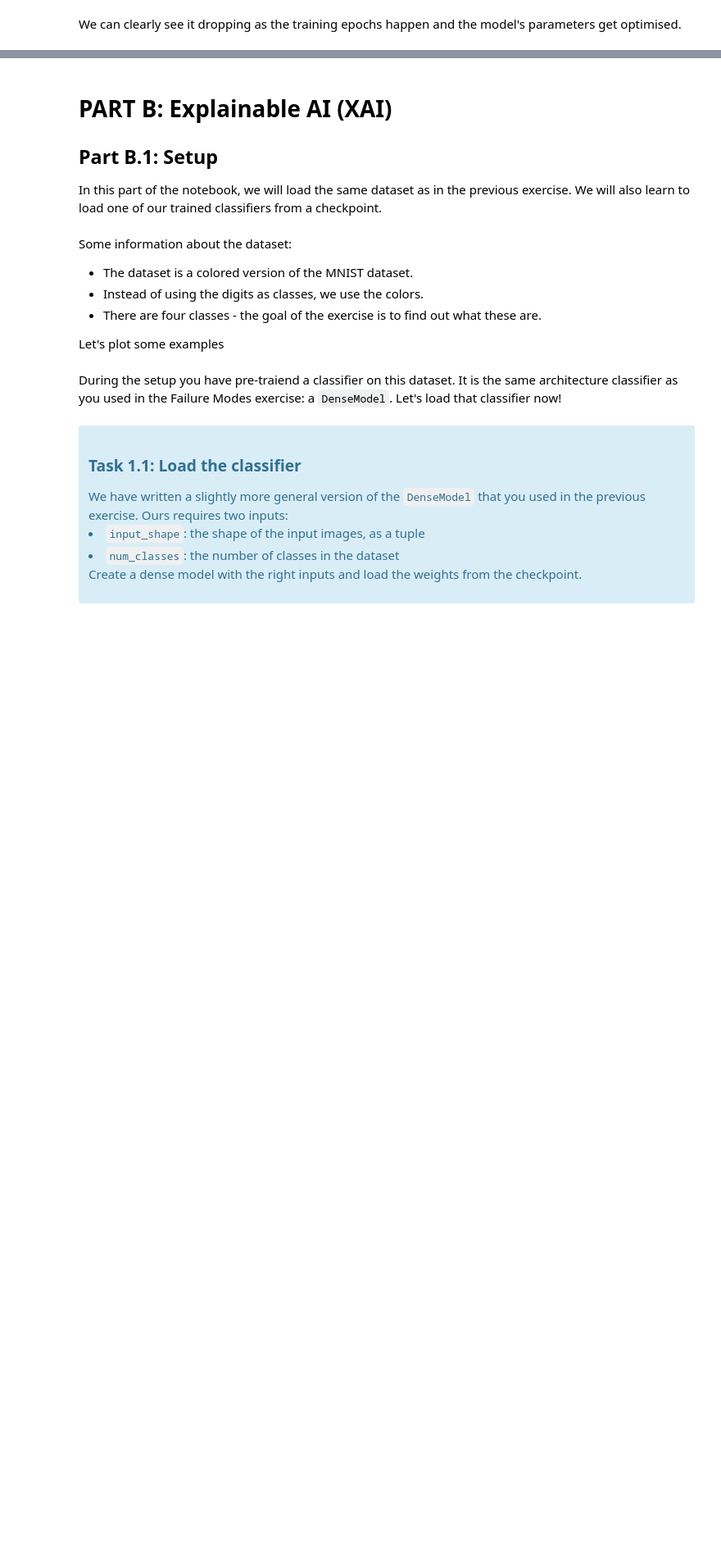
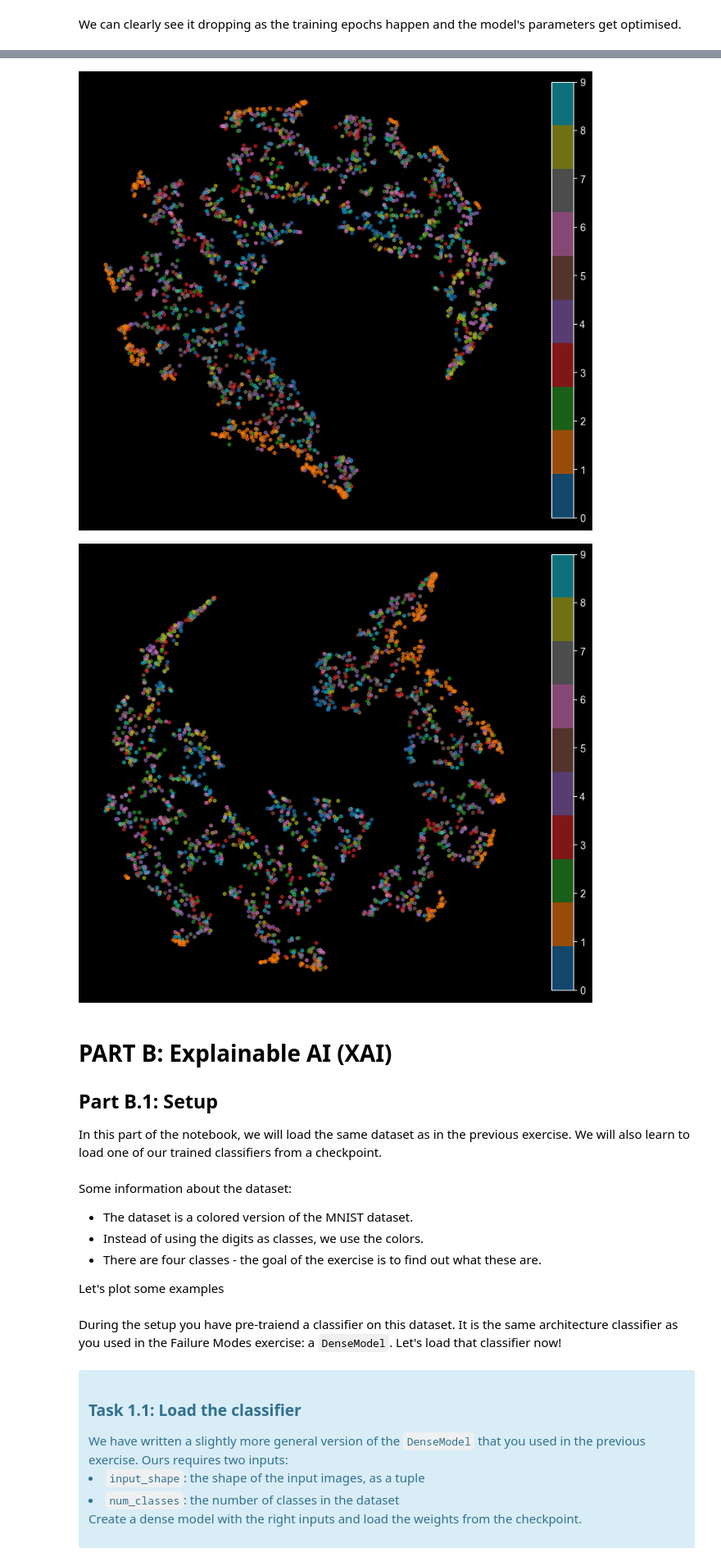
Before and after one commit to dl-janelia/xai, a Jupyter notebook: solution_anna.ipynb, the cells around one changed output, grey strips where cells are left out. Shown at 82% size. Cells and saved outputs as stored; diff of their text form; code cells hidden in the pictures; blank space fills up the shorter version.

Commit message:
add contrastive

```diff
--- a/solution_anna.ipynb
+++ b/solution_anna.ipynb
@@ -358,0 +533,12 @@ plot_tsne(zs, lbls)
+# %%
+
+device = torch.device("cuda" if torch.cuda.is_available() else "cpu")
+
+model = SimCLRModel(input_channels=1, z_dim=64).to(device)
+optimizer = torch.optim.Adam(model.parameters(), lr=1e-3)
+contrastive_train = ContrastiveMNIST(train_mnist, transform=simclr_transform)
+train_loader = torch.utils.data.DataLoader(contrastive_train, batch_size=32, shuffle=True)
+
+losses = train_epochs(20, model, train_loader, optimizer, simCLRLoss, device)
+
+plot_loss(epoch_losses)
@@ -359,3 +559,23 @@ plot_tsne(zs, lbls)
+# %%
+def get_latent_features(model, loader):
+    model.eval()
+    latents_h, latents_z = [], []
+    labels = []
+
+    with torch.no_grad():
+        for x, lbl in tqdm(loader):
+            h, z = model(x)
+            latents_z.append(z)
+            latents_h.append(h)
+            labels.append(lbl)
+    return torch.cat(latents_h, dim=0), torch.cat(latents_z, dim=0), torch.cat(labels, dim=0)
+
+h_features, z_features, y_labels = get_latent_features(model, test_loader)
+plot_tsne(h_features[:2000], y_labels[:2000])
+plot_tsne(z_features[:2000], y_labels[:2000])
+# %% [output]
+[figure, added]
+[figure, added]
 # %% [markdown]
 # PART B: Explainable AI (XAI)
 ## Part B.1: Setup
```
Also changed, not shown: parts of 20 cells of this notebook, 1 other file.
